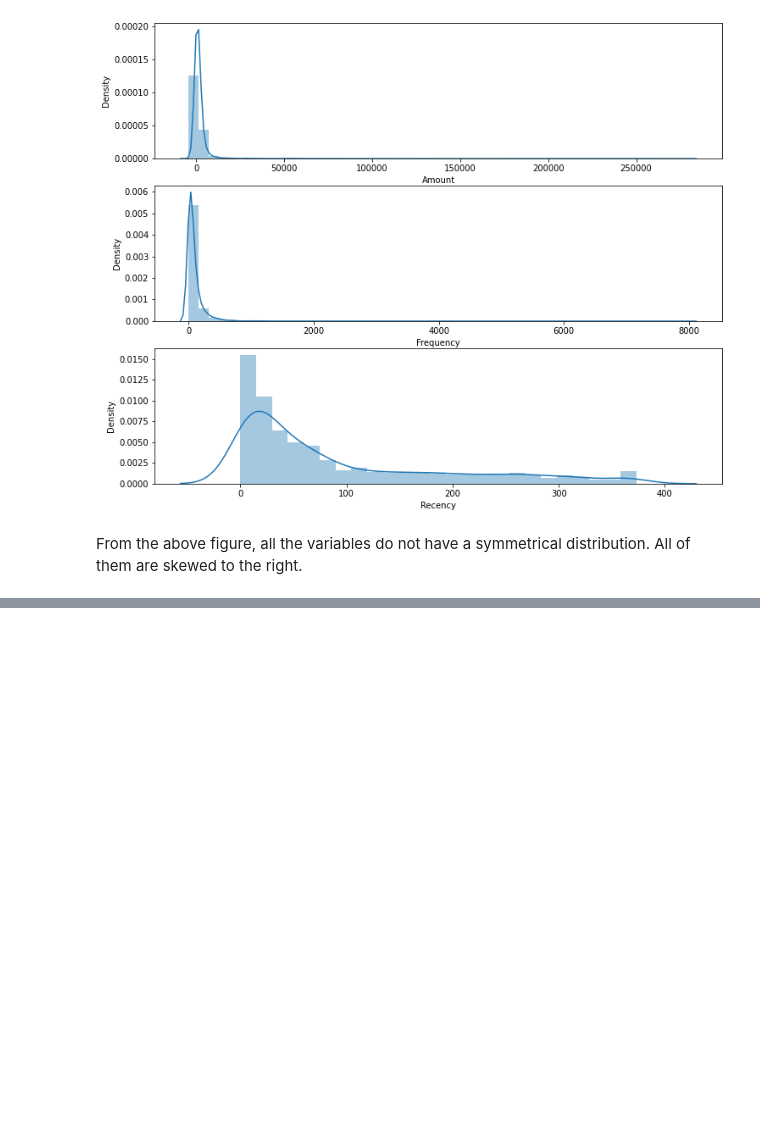
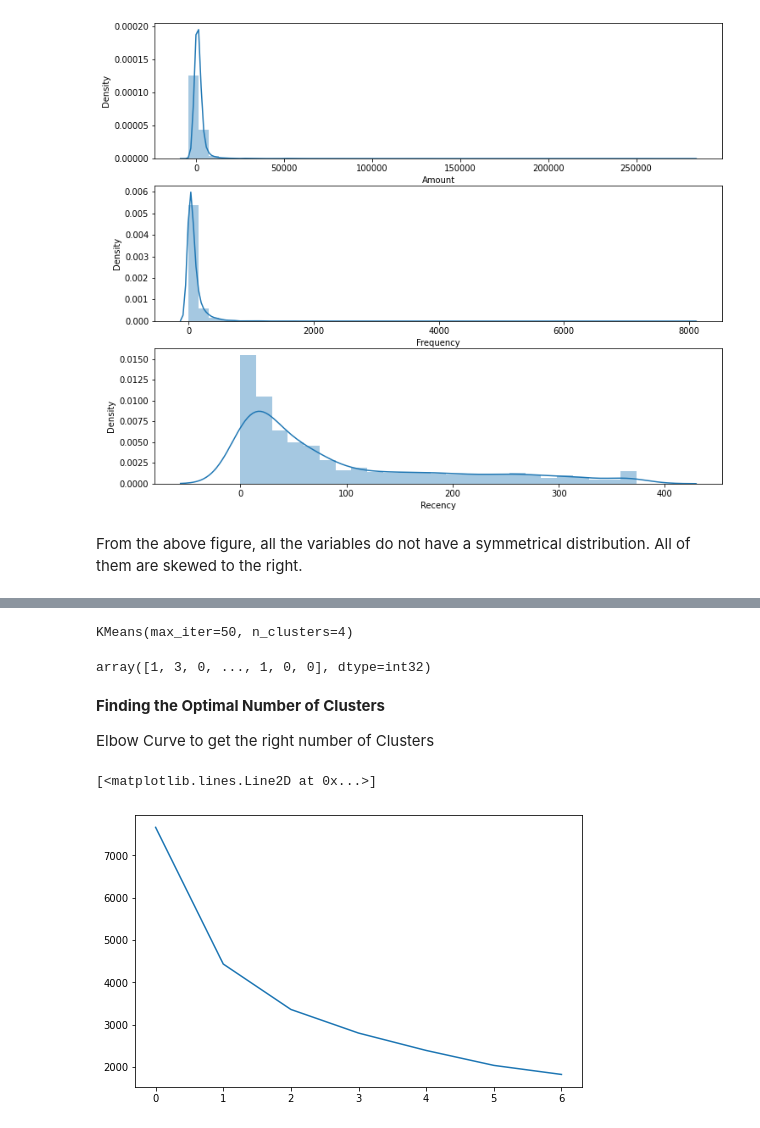
Before and after one commit to AbhijeetS1112/Online-Retail-Customer-Segmentation, a Jupyter notebook: Online_Retail_Customer_Segmentation.ipynb, the cells around one changed output, grey strips where cells are left out. Cells and saved outputs as stored; diff of their text form; code cells hidden in the pictures; blank space fills up the shorter version.

```diff
--- a/Online_Retail_Customer_Segmentation.ipynb
+++ b/Online_Retail_Customer_Segmentation.ipynb
@@ -405,0 +452,13 @@ From the above figure, all the variables do not have a symmetrical distribution.
+# %%
+# Rescaling the attributes
+rfm_df = rfm[['Amount', 'Frequency', 'Recency']]
+
+# Instantiate
+scaler = StandardScaler()
+
+# fit_transform
+rfm_df_scaled = scaler.fit_transform(rfm_df)
+# %%
+rfm_df_scaled = pd.DataFrame(rfm_df_scaled)
+rfm_df_scaled.columns = ['Amount', 'Frequency', 'Recency']
+rfm_df_scaled
@@ -405,0 +494,31 @@ From the above figure, all the variables do not have a symmetrical distribution.
+# %%
+# k-means with some arbitrary k
+
+kmeans = KMeans(n_clusters=4, max_iter=50)
+kmeans.fit(rfm_df_scaled)
+# %% [output]
+KMeans(max_iter=50, n_clusters=4)
+# %%
+kmeans.labels_
+# %% [output]
+array([1, 3, 0, ..., 1, 0, 0], dtype=int32)
+# %% [markdown]
+**Finding the Optimal Number of Clusters**
+
+Elbow Curve to get the right number of Clusters
+# %%
+# Elbow-curve/SSD
+
+ssd = []
+range_n_clusters = [2, 3, 4, 5, 6, 7, 8]
+for num_clusters in range_n_clusters:
+    kmeans = KMeans(n_clusters=num_clusters, max_iter=50)
+    kmeans.fit(rfm_df_scaled)
+
+    ssd.append(kmeans.inertia_)
+
+# plot the SSDs for each n_clusters
+plt.plot(ssd)
+# %% [output]
+[<matplotlib.lines.Line2D at 0x...>]
+[figure, added]
```
Also changed, not shown: parts of 22 cells of this notebook.
